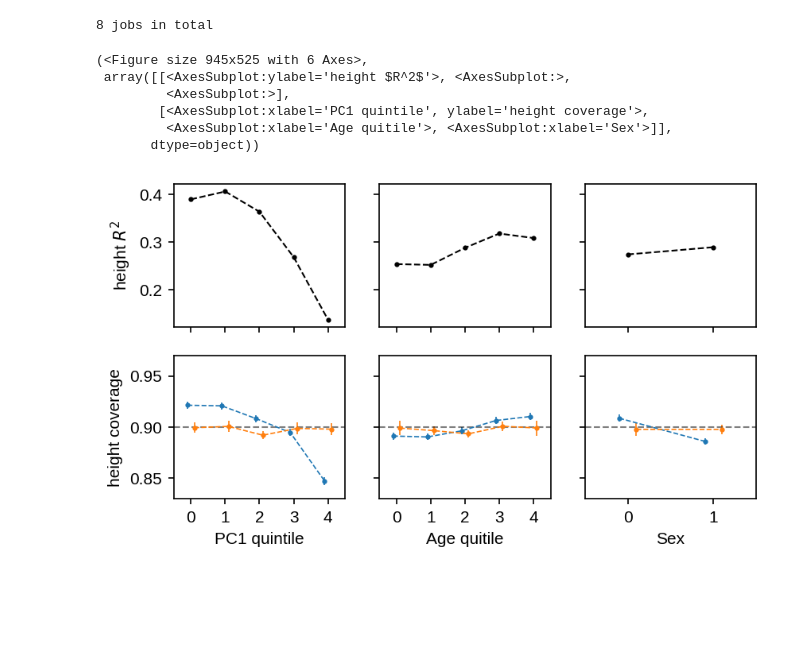
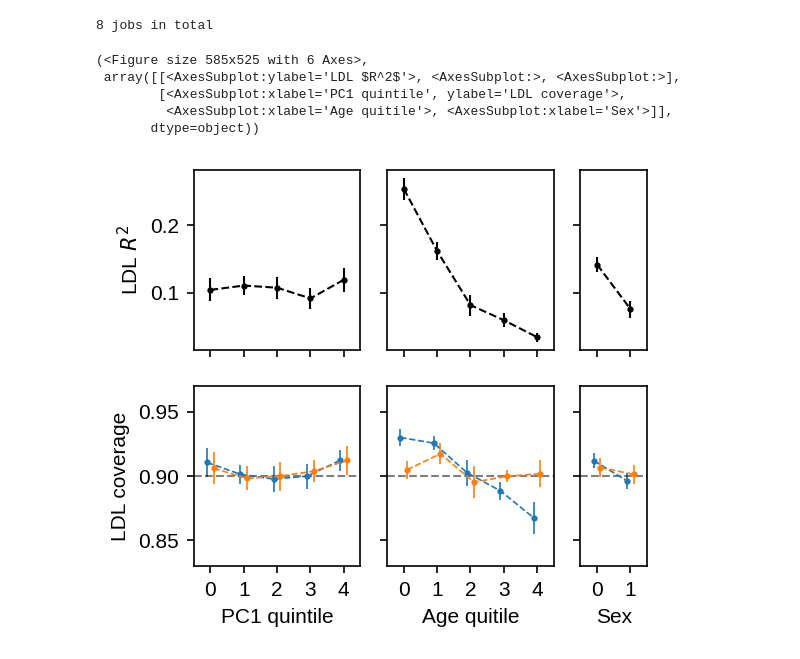
Before and after one commit to KangchengHou/calpred-manuscript, a Jupyter notebook: experiments/calibrate/03-summarize.ipynb, the cells around one changed output. Cells and saved outputs as stored; diff of their text form; code cells hidden in the pictures; blank space fills up the shorter version.

```diff
--- a/experiments/calibrate/03-summarize.ipynb
+++ b/experiments/calibrate/03-summarize.ipynb
@@ -53,9 +48,9 @@ def plot_figure(
         trait
 
     """
-    width_ratios = [len(dict_r2[x][0]) for x in xlabels]
+    width_ratios = [dict_r2[x].shape[1] for x in xlabels]
     fig, axes = plt.subplots(
-        figsize=(0.2 * sum(width_ratios) + 0.1 * len(width_ratios), 3.5),
+        figsize=(0.3 * sum(width_ratios) + 0.1 * len(width_ratios), 3.5),
         dpi=150,
         nrows=2,
         ncols=len(xlabels),
@@ -185,5 +180,5 @@ jobs = executor.map_array(
 # %% [output]
 8 jobs in total
 # %%
-trait = "height"
-indiv_group = "other"
+trait = "LDL"
+indiv_group = "white"
@@ -190,6 +188,10 @@ indiv_group = "other"
 # %%
-df_predint_none = pd.read_csv(f"out/summary/{trait}-{indiv_group}.none.tsv", sep="\t")
-df_predint_all = pd.read_csv(f"out/summary/{trait}-{indiv_group}.all.tsv", sep="\t")
+df_predint_none = pd.read_csv(
+    f"out/{EXPERIMENT_PREFIX}/summary/{trait}-{indiv_group}.none.tsv", sep="\t"
+)
+df_predint_all = pd.read_csv(
+    f"out/{EXPERIMENT_PREFIX}/summary/{trait}-{indiv_group}.all.tsv", sep="\t"
+)
 # %%
 dict_r2 = {
     group: df_predint_all[df_predint_all.group == group].pivot(
@@ -209,21 +211,31 @@ dict_cov2 = {
     )
     for group in df_predint_all.group.unique()
 }
+
+for g in dict_r2:
+    cols = np.arange(1, len(dict_r2[g].columns) + 1).astype(str)
+    dict_r2[g].columns = dict_cov1[g].columns = dict_cov2[g].columns = np.arange(
+        1, len(dict_r2[g].columns) + 1
+    ).astype(str)
 # %%
 plot_figure(
     dict_r2=dict_r2,
     dict_cov1=dict_cov1,
     dict_cov2=dict_cov2,
     trait=trait,
     xlabels=["PC1", "AGE", "SEX"],
-    xlabel_map={"PC1": "PC1 quintile", "AGE": "Age quitile", "SEX": "Sex"},
+    xlabel_map={
+        "pred": "PGS",
+        "PC1": "PC1 quintile",
+        "AGE": "Age quitile",
+        "SEX": "Sex",
+    },
     ylim_cov=[0.83, 0.97],
 )
 # %% [output]
-(<Figure size 945x525 with 6 Axes>,
- array([[<AxesSubplot:ylabel='height $R^2$'>, <AxesSubplot:>,
-         <AxesSubplot:>],
-        [<AxesSubplot:xlabel='PC1 quintile', ylabel='height coverage'>,
+(<Figure size 585x525 with 6 Axes>,
+ array([[<AxesSubplot:ylabel='LDL $R^2$'>, <AxesSubplot:>, <AxesSubplot:>],
+        [<AxesSubplot:xlabel='PC1 quintile', ylabel='LDL coverage'>,
          <AxesSubplot:xlabel='Age quitile'>, <AxesSubplot:xlabel='Sex'>]],
        dtype=object))
-[figure, old version]
+[figure, new version]
```
Also changed, not shown: parts of 3 cells of this notebook, 2 other files.
